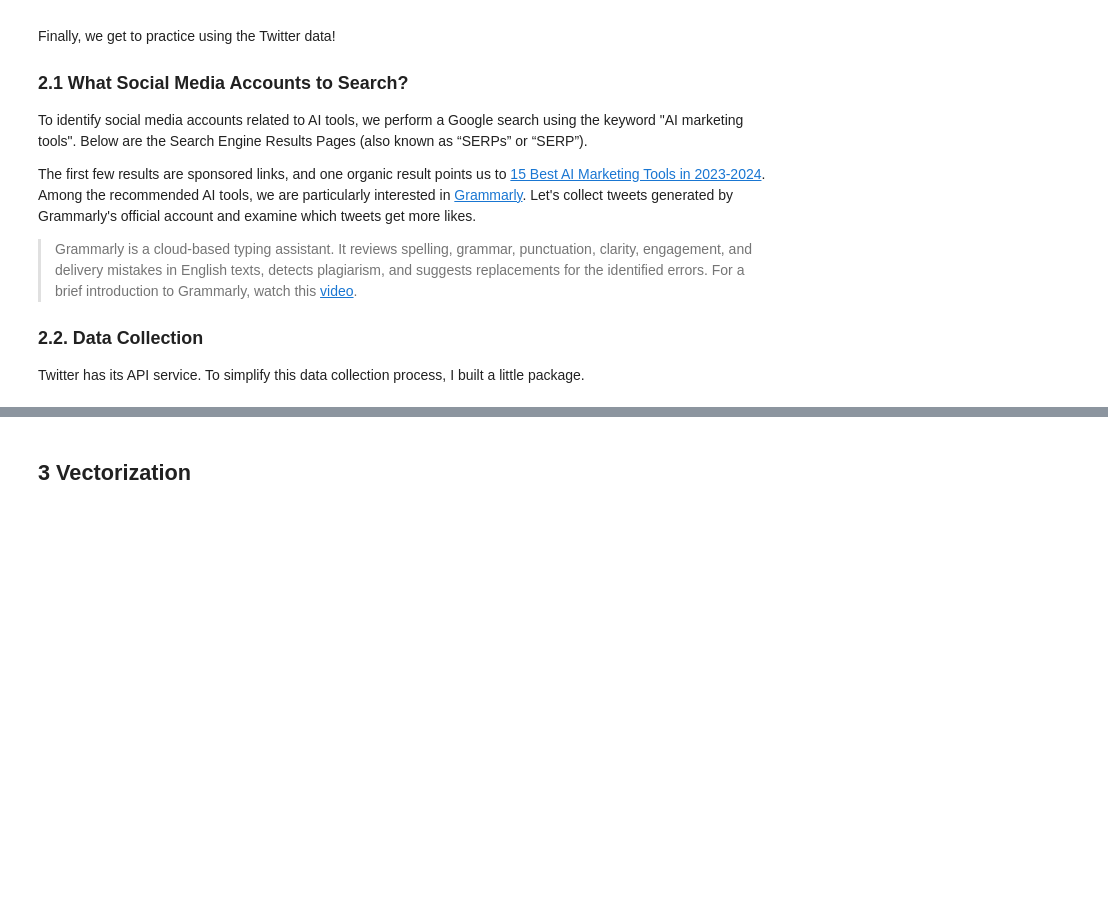
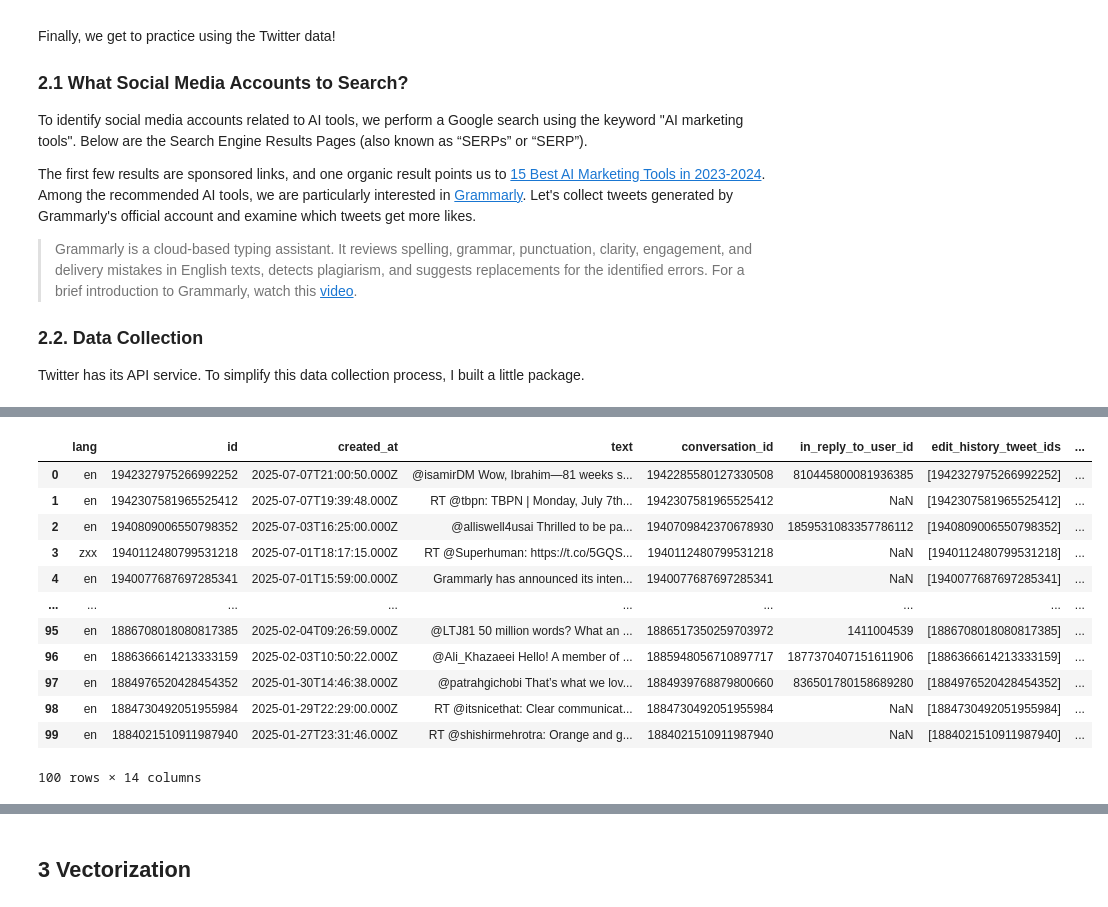
Before and after one commit to tantantan12/SUFE2025, a Jupyter notebook: Day3-NLP-AB.ipynb, the cells around one changed output, grey strips where cells are left out. Saved outputs shown, nothing was run; the diff lists cells and outputs as text; code cells hidden in the pictures; blank space fills up the shorter version.

```diff
--- a/Day3-NLP-AB.ipynb
+++ b/Day3-NLP-AB.ipynb
@@ -253,3 +292,19 @@ Error fetching tweets for user Grammarly: 429
+# %%
+tweets
+# %% [output]
+|  | lang | id | created_at | text | conversation_id | in_reply_to_user_id | edit_history_tweet_ids | ... |
+| 0 | en | 1942327975266992252 | 2025-07-07T21:00:50.000Z | @isamirDM Wow, Ibrahim—81 weeks s... | 1942285580127330508 | 810445800081936385 | [1942327975266992252] | ... |
+| 1 | en | 1942307581965525412 | 2025-07-07T19:39:48.000Z | RT @tbpn: TBPN | Monday, July 7th... | 1942307581965525412 | NaN | [1942307581965525412] | ... |
+| 2 | en | 1940809006550798352 | 2025-07-03T16:25:00.000Z | @alliswell4usai Thrilled to be pa... | 1940709842370678930 | 1859531083357786112 | [1940809006550798352] | ... |
+| 3 | zxx | 1940112480799531218 | 2025-07-01T18:17:15.000Z | RT @Superhuman: https://t.co/5GQS... | 1940112480799531218 | NaN | [1940112480799531218] | ... |
+| 4 | en | 1940077687697285341 | 2025-07-01T15:59:00.000Z | Grammarly has announced its inten... | 1940077687697285341 | NaN | [1940077687697285341] | ... |
+| ... | ... | ... | ... | ... | ... | ... | ... | ... |
+| 95 | en | 1886708018080817385 | 2025-02-04T09:26:59.000Z | @LTJ81 50 million words? What an ... | 1886517350259703972 | 1411004539 | [1886708018080817385] | ... |
+| 96 | en | 1886366614213333159 | 2025-02-03T10:50:22.000Z | @Ali_Khazaeei Hello! A member of ... | 1885948056710897717 | 1877370407151611906 | [1886366614213333159] | ... |
+| 97 | en | 1884976520428454352 | 2025-01-30T14:46:38.000Z | @patrahgichobi That’s what we lov... | 1884939768879800660 | 836501780158689280 | [1884976520428454352] | ... |
+| 98 | en | 1884730492051955984 | 2025-01-29T22:29:00.000Z | RT @itsnicethat: Clear communicat... | 1884730492051955984 | NaN | [1884730492051955984] | ... |
+| 99 | en | 1884021510911987940 | 2025-01-27T23:31:46.000Z | RT @shishirmehrotra: Orange and g... | 1884021510911987940 | NaN | [1884021510911987940] | ... |
+100 rows × 14 columns
 # %%
 # We use pd.read_csv to read csv file
 file_path = 'AI_tweets_all.csv'
```
Also changed, not shown: parts of 13 cells of this notebook.
